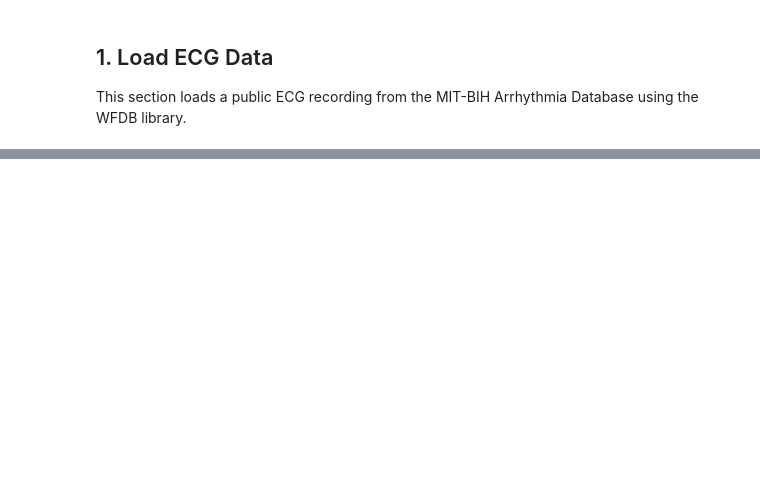
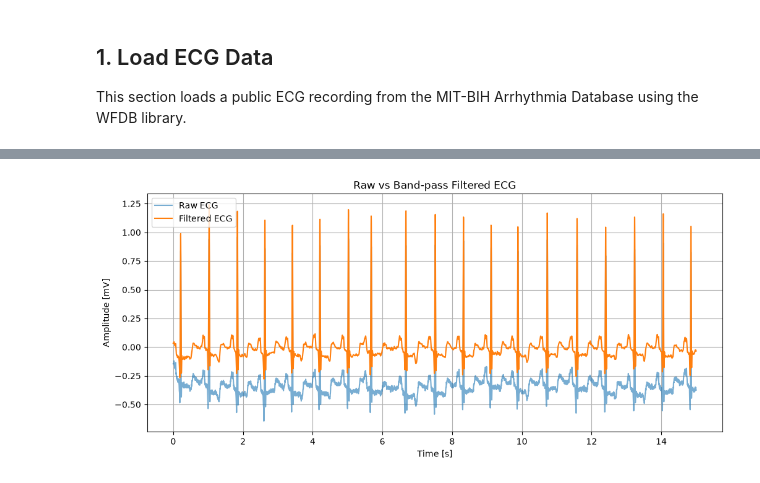
Before and after one commit to vhancajimal/ecg-signal-processing, a Jupyter notebook: notebooks/01_ecg_visualization.ipynb, the cells around one changed output, grey strips where cells are left out. Drawn from its saved outputs; the diff is of its cells as text; code cells hidden in the pictures; blank space fills up the shorter version.

```diff
--- a/notebooks/01_ecg_visualization.ipynb
+++ b/notebooks/01_ecg_visualization.ipynb
@@ -145,0 +56,19 @@ Future improvements may include:
+# %%
+def bandpass_filter(signal, fs, lowcut=0.5, highcut=40.0, order=4):
+    nyquist = 0.5 * fs
+    low = lowcut / nyquist
+    high = highcut / nyquist
+
+    b, a = butter(
+        order,
+        [low, high],
+        btype="band"
+    )
+
+    filtered = filtfilt(b, a, signal)
+
+    return filtered
+# %%
+filtered_signal = bandpass_filter(signal, fs)
+
+print("Filtering completed.")
@@ -145,0 +81,14 @@ Future improvements may include:
+# %%
+plt.figure(figsize=(12, 5))
+
+plt.plot(time, signal, label="Raw ECG", alpha=0.6)
+plt.plot(time, filtered_signal, label="Filtered ECG")
+
+plt.xlabel("Time [s]")
+plt.ylabel("Amplitude [mV]")
+plt.title("Raw vs Band-pass Filtered ECG")
+plt.legend()
+plt.grid()
+plt.show()
+# %% [output]
+[figure, added]
```
Also changed, not shown: parts of 29 cells of this notebook, 1 other file.
